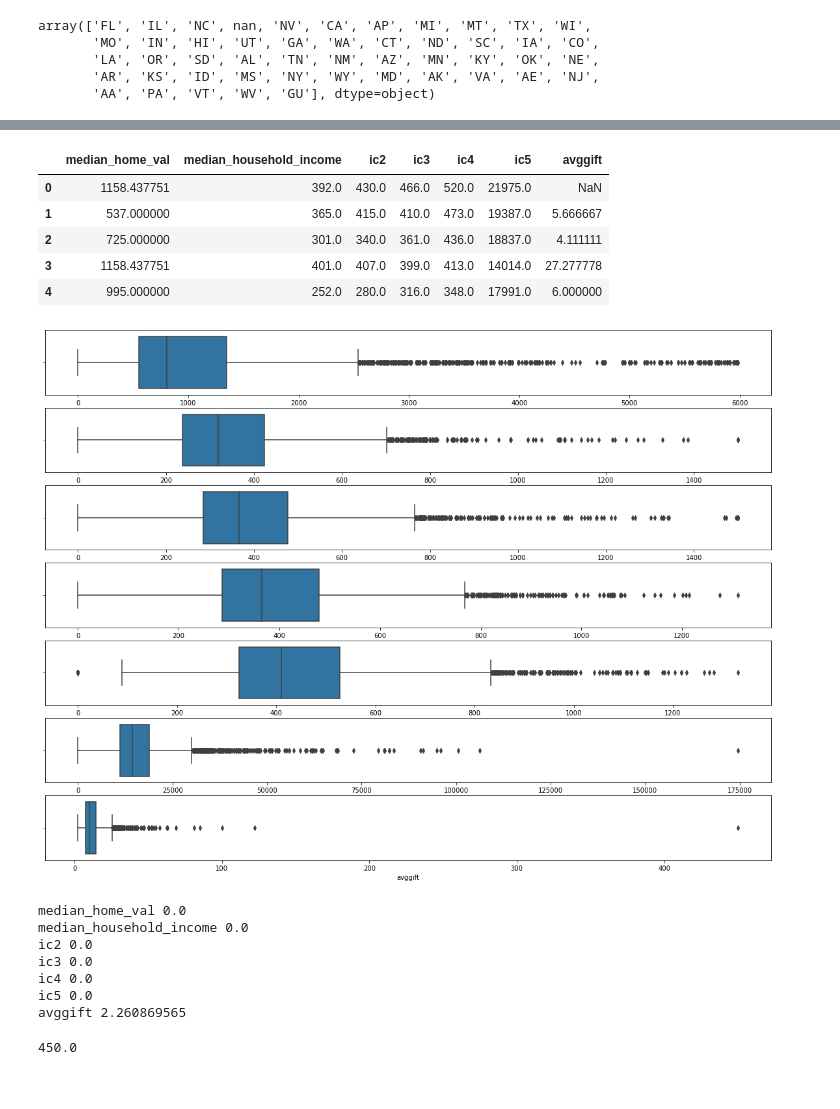
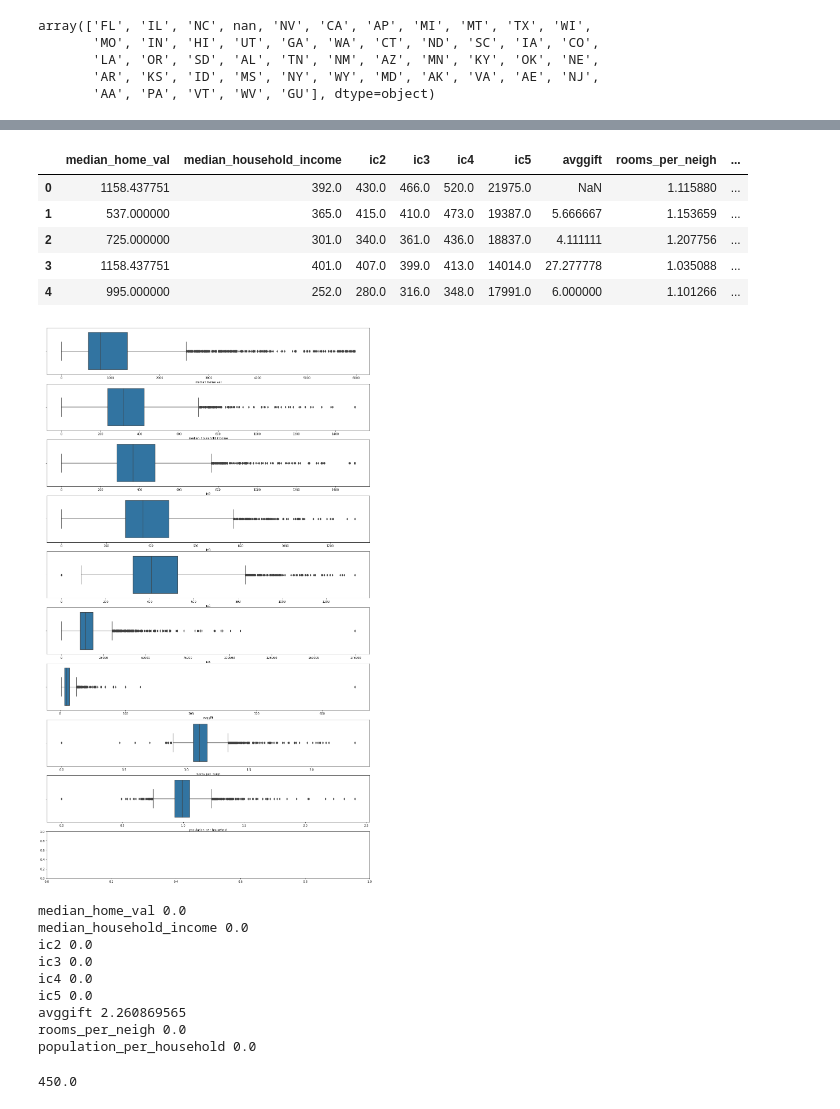
Before and after one commit to Origamologo/-California-cleanin-, a Jupyter notebook: california.ipynb, the cells around one changed output, grey strips where cells are left out. Cells and saved outputs as stored; diff of their text form; code cells hidden in the pictures.

```diff
--- a/california.ipynb
+++ b/california.ipynb
@@ -56,7 +61,7 @@ target_d                   0.110053
 Name: median_home_val, dtype: float64
 # %%
 df["rooms_per_neigh"] = df["ic4"]/df["ic3"]
-df["baths_per_neigh"] = df["ic5"]/df["ic3"]
+#df["baths_per_neigh"] = df["ic5"]/df["ic3"]
 df["population_per_household"] = df["ic2"]/df["ic3"]
 # %%
 corr_matrix = df.corr()
@@ -201,20 +209,20 @@ df_numericas = df_numericas.drop(['id', 'target_d'], axis = 1)
 # %%
 df_numericas.head(5)
 # %% [output]
-|  | median_home_val | median_household_income | ic2 | ic3 | ic4 | ic5 | avggift |
-| 0 | 1158.437751 | 392.0 | 430.0 | 466.0 | 520.0 | 21975.0 | NaN |
-| 1 | 537.000000 | 365.0 | 415.0 | 410.0 | 473.0 | 19387.0 | 5.666667 |
-| 2 | 725.000000 | 301.0 | 340.0 | 361.0 | 436.0 | 18837.0 | 4.111111 |
-| 3 | 1158.437751 | 401.0 | 407.0 | 399.0 | 413.0 | 14014.0 | 27.277778 |
-| 4 | 995.000000 | 252.0 | 280.0 | 316.0 | 348.0 | 17991.0 | 6.000000 |
+|  | median_home_val | median_household_income | ic2 | ic3 | ic4 | ic5 | avggift | rooms_per_neigh | ... |
+| 0 | 1158.437751 | 392.0 | 430.0 | 466.0 | 520.0 | 21975.0 | NaN | 1.115880 | ... |
+| 1 | 537.000000 | 365.0 | 415.0 | 410.0 | 473.0 | 19387.0 | 5.666667 | 1.153659 | ... |
+| 2 | 725.000000 | 301.0 | 340.0 | 361.0 | 436.0 | 18837.0 | 4.111111 | 1.207756 | ... |
+| 3 | 1158.437751 | 401.0 | 407.0 | 399.0 | 413.0 | 14014.0 | 27.277778 | 1.035088 | ... |
+| 4 | 995.000000 | 252.0 | 280.0 | 316.0 | 348.0 | 17991.0 | 6.000000 | 1.101266 | ... |
 # %%
-fig, ax = plt.subplots(7, 1, figsize=(20,15))
+fig, ax = plt.subplots(10, 1, figsize=(20,35))
 
 for i in range(len(df_numericas.columns)):
     sns.boxplot(x=df_numericas.columns[i], data=df_numericas, ax=ax[i])
 plt.show()
 # %% [output]
-[figure, old version]
+[figure, new version]
 # %%
 for i in df_numericas.columns:
     print(i,df_numericas[i].min())
@@ -226,6 +234,8 @@ ic3 0.0
 ic4 0.0
 ic5 0.0
 avggift 2.260869565
+rooms_per_neigh 0.0
+population_per_household 0.0
 # %%
 df_numericas["avggift"].max()
 # %% [output]
```
Also changed, not shown: parts of 44 cells of this notebook, 2 other files.
